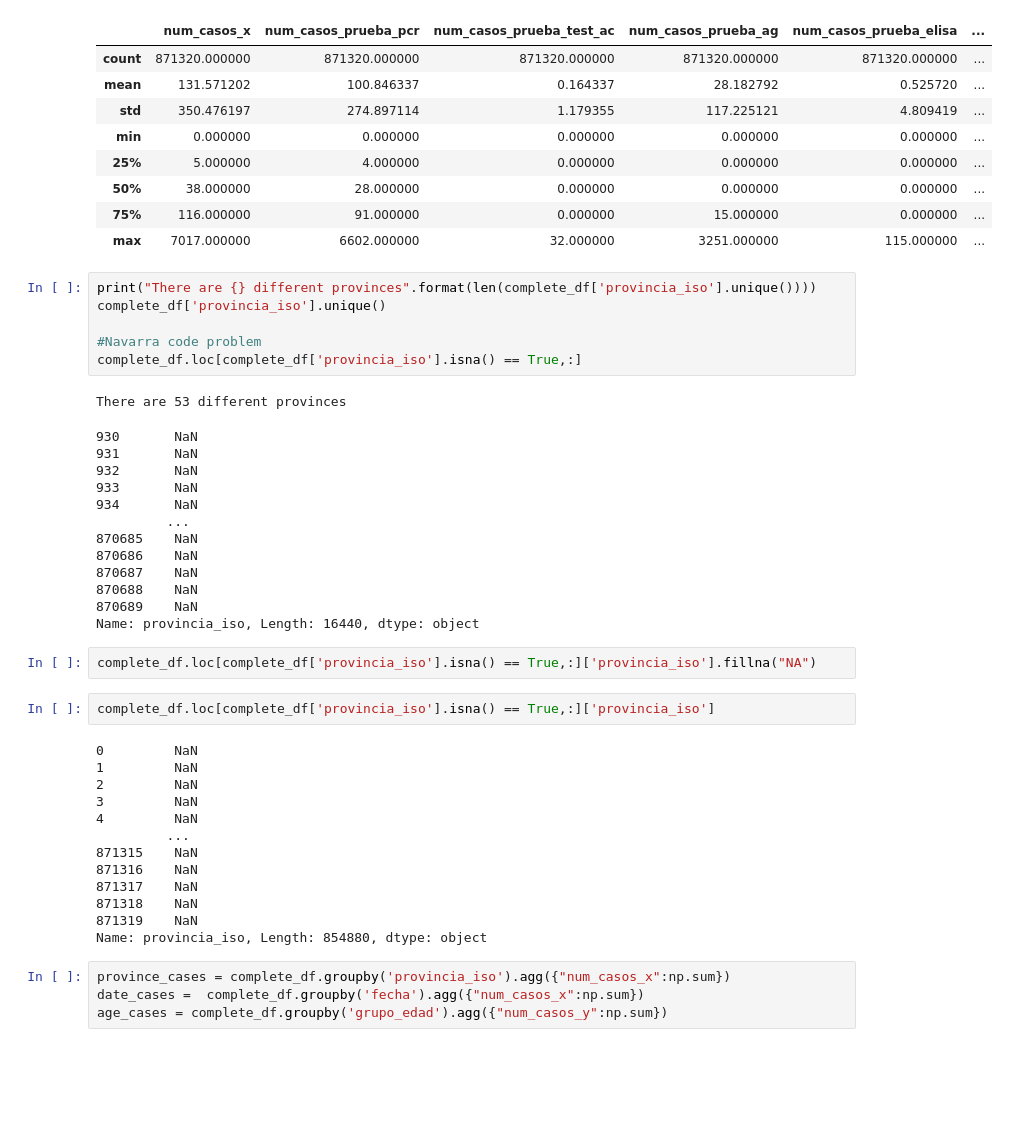
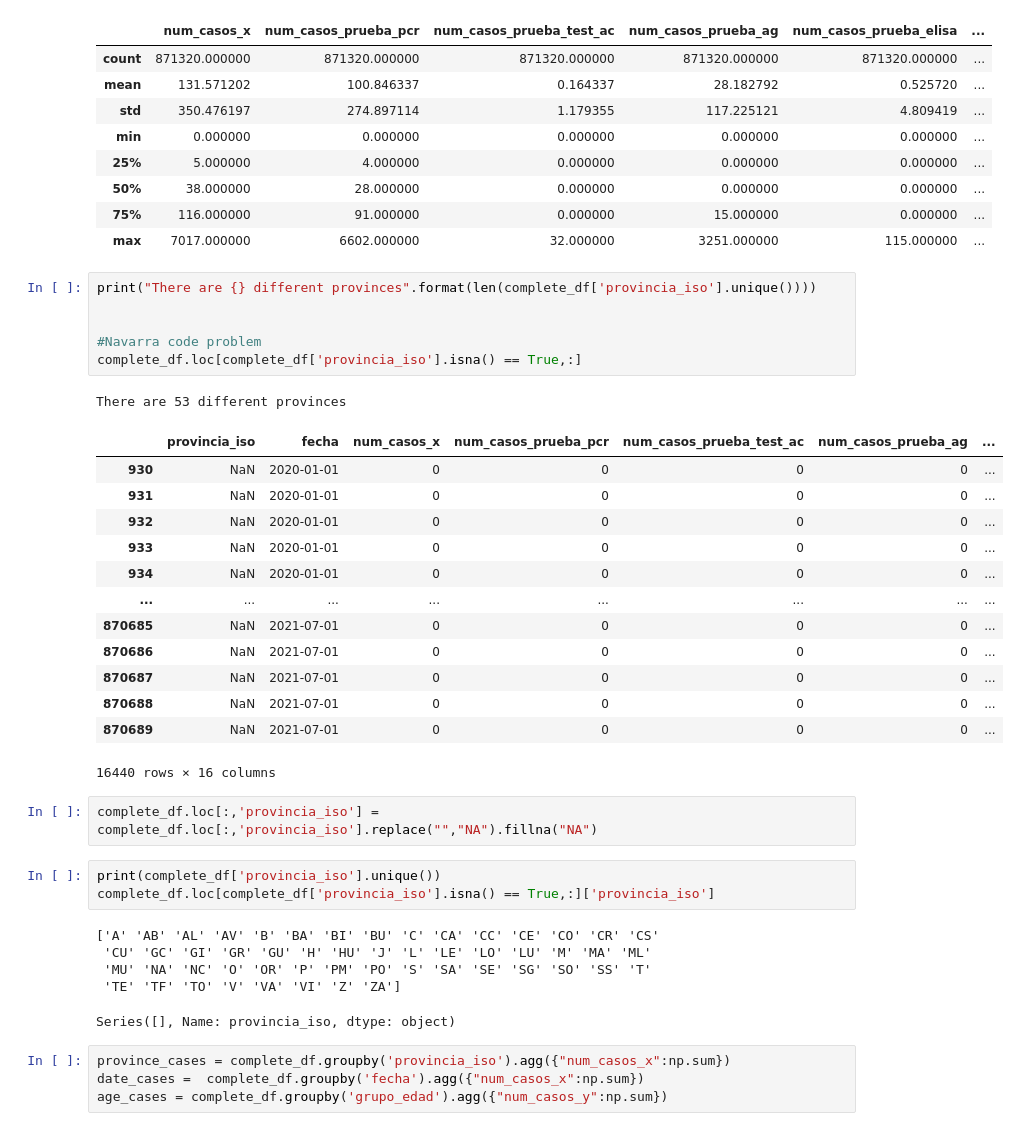
Before and after one commit to Pierre-mulliez1/predict_covid, a Jupyter notebook: EDA.ipynb, the cells around one changed output. Saved outputs shown, nothing was run; the diff lists cells and outputs as text; blank space fills up the shorter version.

```diff
--- a/EDA.ipynb
+++ b/EDA.ipynb
@@ -78,41 +78,36 @@ complete_df.describe()
 | max | 7017.000000 | 6602.000000 | 32.000000 | 3251.000000 | 115.000000 | ... |
 # %%
 print("There are {} different provinces".format(len(complete_df['provincia_iso'].unique())))
-complete_df['provincia_iso'].unique()
+
 
 #Navarra code problem
 complete_df.loc[complete_df['provincia_iso'].isna() == True,:]
 # %% [output]
 There are 53 different provinces
+|  | provincia_iso | fecha | num_casos_x | num_casos_prueba_pcr | num_casos_prueba_test_ac | num_casos_prueba_ag | ... |
+| 930 | NaN | 2020-01-01 | 0 | 0 | 0 | 0 | ... |
+| 931 | NaN | 2020-01-01 | 0 | 0 | 0 | 0 | ... |
+| 932 | NaN | 2020-01-01 | 0 | 0 | 0 | 0 | ... |
+| 933 | NaN | 2020-01-01 | 0 | 0 | 0 | 0 | ... |
+| 934 | NaN | 2020-01-01 | 0 | 0 | 0 | 0 | ... |
+| ... | ... | ... | ... | ... | ... | ... | ... |
+| 870685 | NaN | 2021-07-01 | 0 | 0 | 0 | 0 | ... |
+| 870686 | NaN | 2021-07-01 | 0 | 0 | 0 | 0 | ... |
+| 870687 | NaN | 2021-07-01 | 0 | 0 | 0 | 0 | ... |
+| 870688 | NaN | 2021-07-01 | 0 | 0 | 0 | 0 | ... |
+| 870689 | NaN | 2021-07-01 | 0 | 0 | 0 | 0 | ... |
-930       NaN
-931       NaN
-932       NaN
-933       NaN
-934       NaN
-         ...
-870685    NaN
-870686    NaN
-870687    NaN
-870688    NaN
-870689    NaN
-Name: provincia_iso, Length: 16440, dtype: object
+16440 rows × 16 columns
 # %%
-complete_df.loc[complete_df['provincia_iso'].isna() == True,:]['provincia_iso'].fillna("NA")
+complete_df.loc[:,'provincia_iso'] = complete_df.loc[:,'provincia_iso'].replace("","NA").fillna("NA")
 # %%
+print(complete_df['provincia_iso'].unique())
 complete_df.loc[complete_df['provincia_iso'].isna() == True,:]['provincia_iso']
 # %% [output]
-0         NaN
-1         NaN
-2         NaN
-3         NaN
-4         NaN
-         ...
-871315    NaN
-871316    NaN
-871317    NaN
-871318    NaN
-871319    NaN
-Name: provincia_iso, Length: 854880, dtype: object
+['A' 'AB' 'AL' 'AV' 'B' 'BA' 'BI' 'BU' 'C' 'CA' 'CC' 'CE' 'CO' 'CR' 'CS'
+ 'CU' 'GC' 'GI' 'GR' 'GU' 'H' 'HU' 'J' 'L' 'LE' 'LO' 'LU' 'M' 'MA' 'ML'
+ 'MU' 'NA' 'NC' 'O' 'OR' 'P' 'PM' 'PO' 'S' 'SA' 'SE' 'SG' 'SO' 'SS' 'T'
+ 'TE' 'TF' 'TO' 'V' 'VA' 'VI' 'Z' 'ZA']
+Series([], Name: provincia_iso, dtype: object)
 # %%
 province_cases = complete_df.groupby('provincia_iso').agg({"num_casos_x":np.sum})
 date_cases =  complete_df.groupby('fecha').agg({"num_casos_x":np.sum})
```
Also changed, not shown: parts of 5 cells of this notebook, 3 other files.
